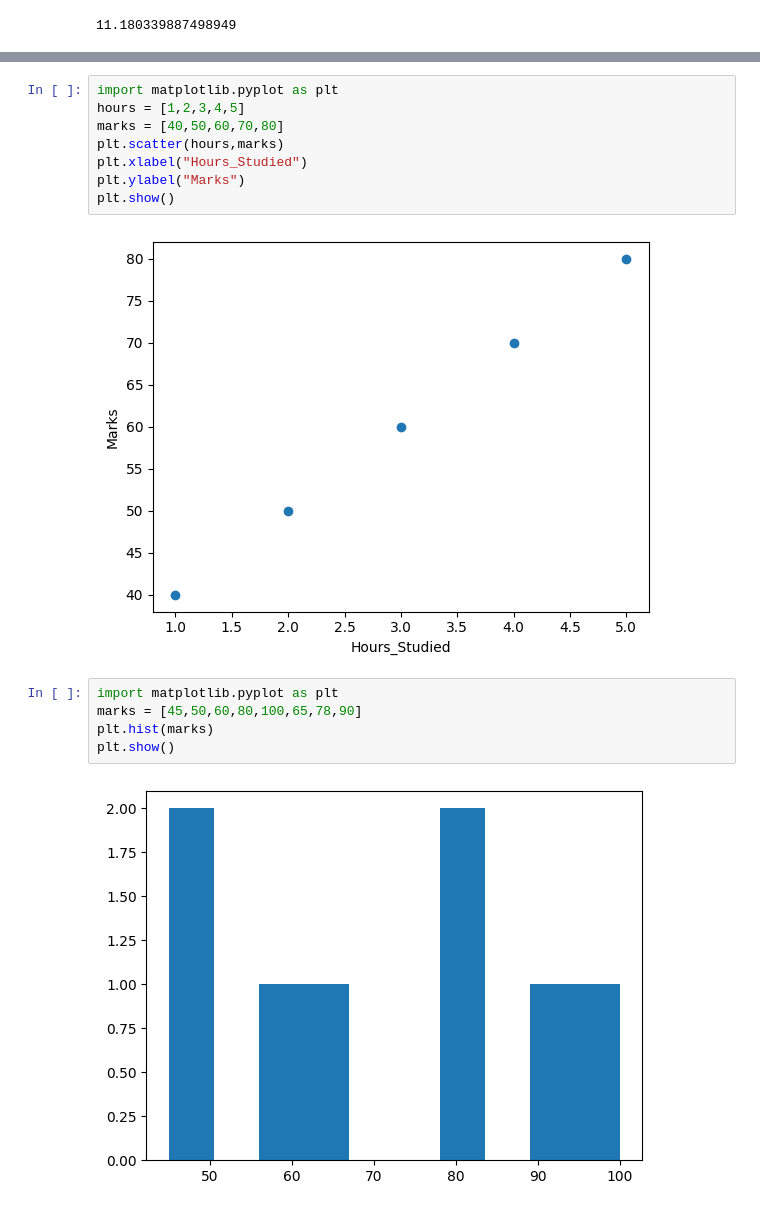
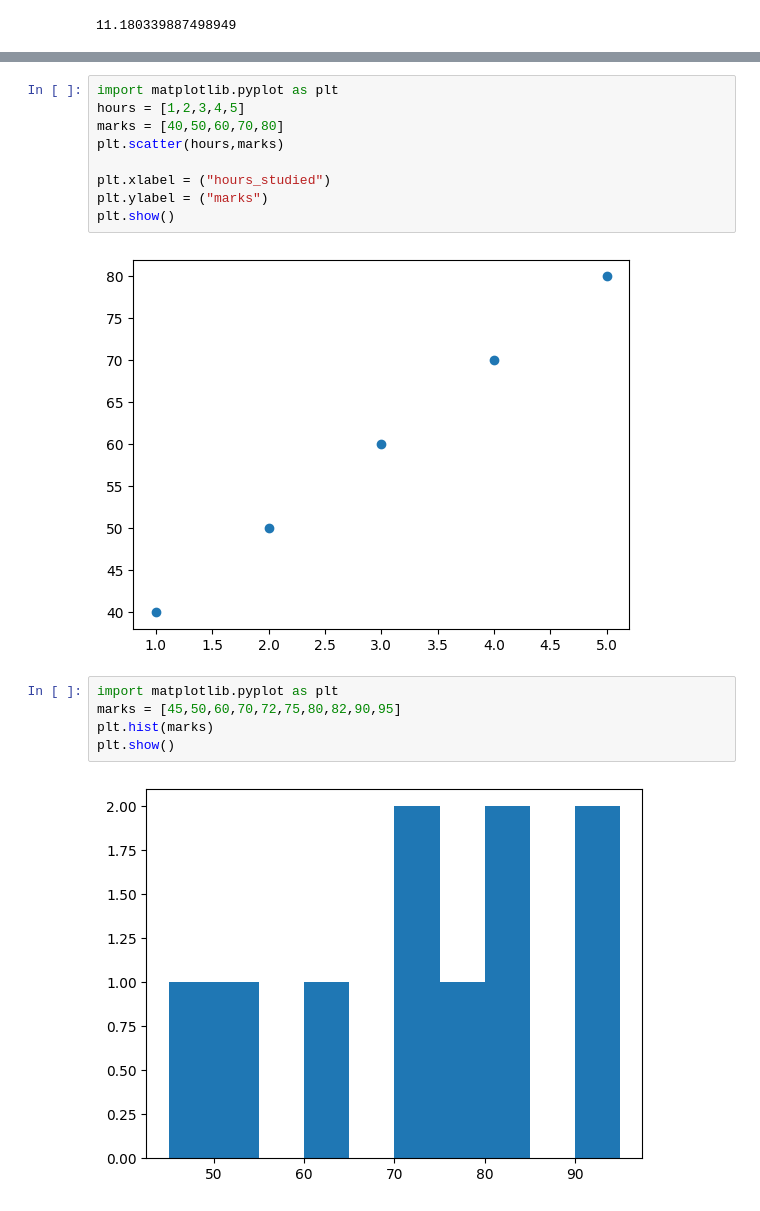
Before and after one commit to vyshnkb/DigitalQueueSystem, a Jupyter notebook: Untitled0.ipynb, the cells around one changed output, grey strips where cells are left out. Saved outputs shown, nothing was run; the diff lists cells and outputs as text.

```diff
--- a/Untitled0.ipynb
+++ b/Untitled0.ipynb
@@ -142,18 +157,19 @@ import matplotlib.pyplot as plt
 hours = [1,2,3,4,5]
 marks = [40,50,60,70,80]
 plt.scatter(hours,marks)
-plt.xlabel("Hours_Studied")
-plt.ylabel("Marks")
+
+plt.xlabel = ("hours_studied")
+plt.ylabel = ("marks")
 plt.show()
 # %% [output]
-[figure, old version]
+[figure, new version]
 # %%
 import matplotlib.pyplot as plt
-marks = [45,50,60,80,100,65,78,90]
+marks = [45,50,60,70,72,75,80,82,90,95]
 plt.hist(marks)
 plt.show()
 # %% [output]
-[figure, old version]
+[figure, new version]
 # %%
 import matplotlib.pyplot as plt
 x = [1,2,3,4]
```
Also changed, not shown: parts of 24 cells of this notebook.
